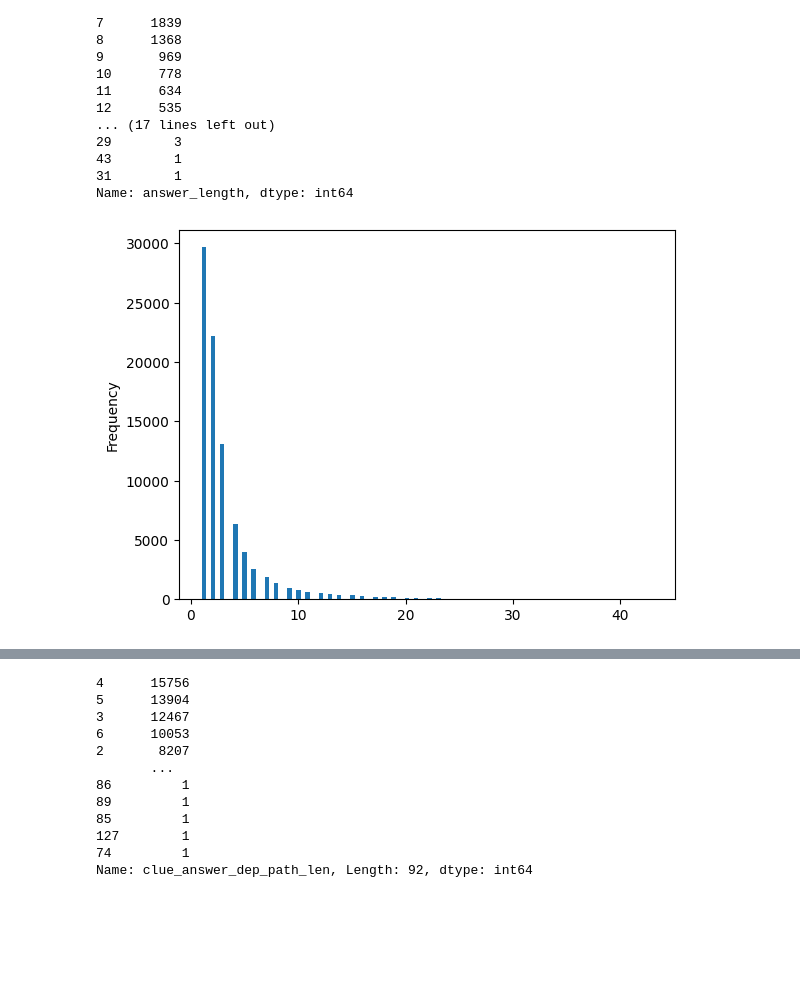
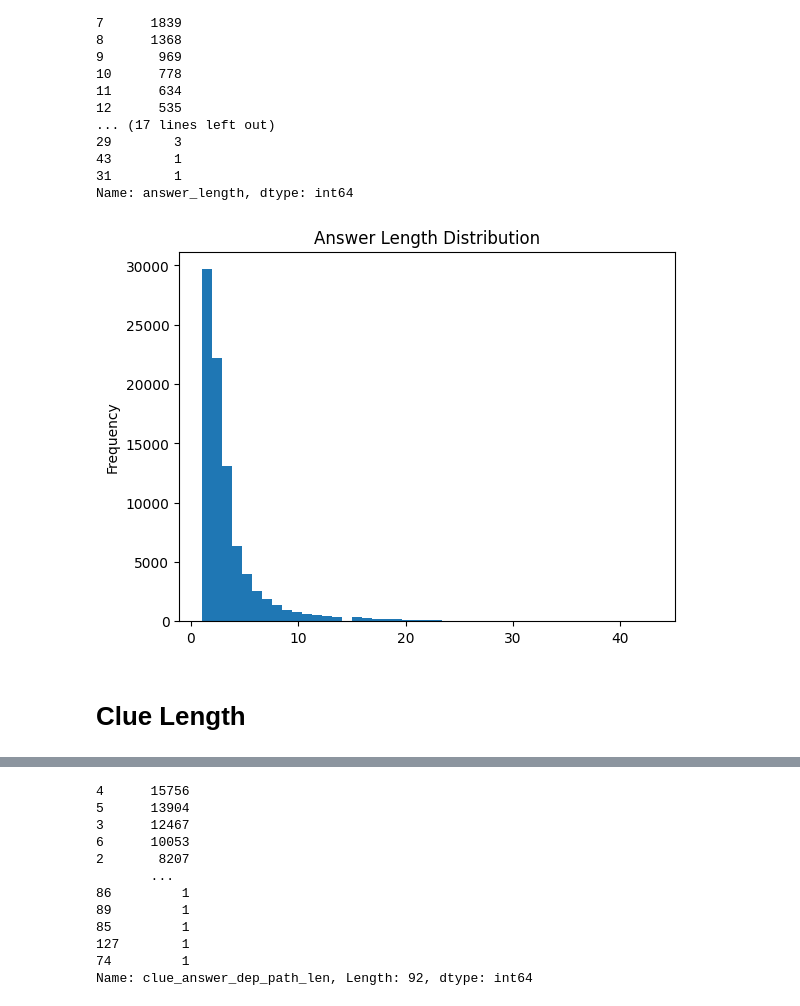
Before and after one commit to Madhur-1/DDP-ACS-QG, a Jupyter notebook: data_augmentor/data_analysis.ipynb, the cells around one changed output, grey strips where cells are left out. Cells and saved outputs as stored; diff of their text form; code cells hidden in the pictures; blank space fills up the shorter version.

Commit message:
Added SQuAD Zhou Data Analysis

```diff
--- a/data_augmentor/data_analysis.ipynb
+++ b/data_augmentor/data_analysis.ipynb
@@ -187,8 +187,10 @@ data['answer_length'].value_counts()
 31        1
 Name: answer_length, dtype: int64
 # %%
-data['answer_length'].plot(kind='hist', bins=100)
+data['answer_length'].plot(kind='hist', bins=45, xlabel='Answer Length', ylabel='Frequency', title='Answer Length Distribution')
 plt.show()
 # %% [output]
-[figure, old version]
+[figure, new version]
+# %% [markdown]
+# Clue Length
 # %%
```
Also changed, not shown: parts of 23 cells of this notebook.
